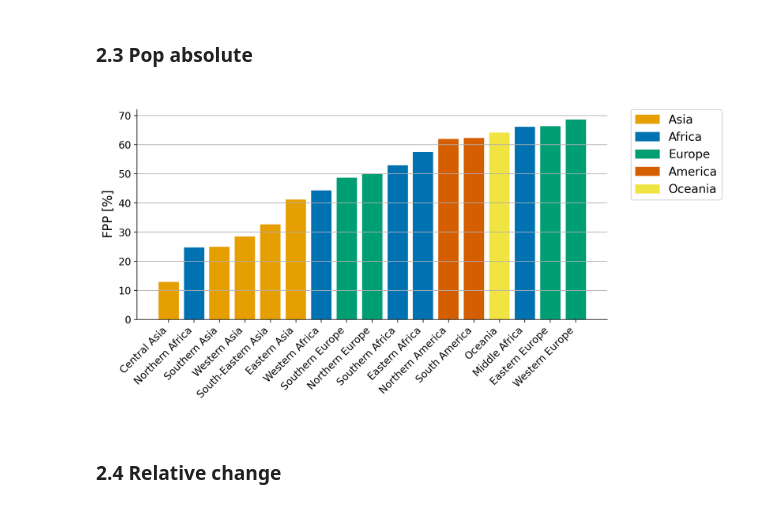
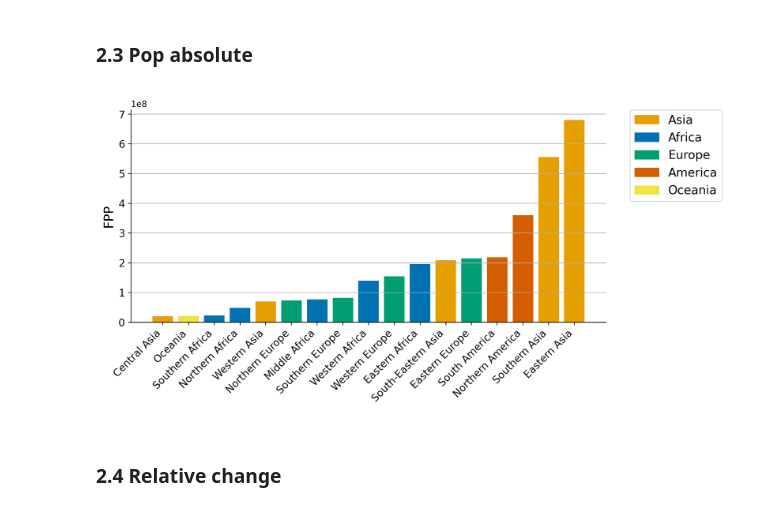
Before and after one commit to emanuelemassaro/Forest_Human_Nexus, a Jupyter notebook: Notebooks/FiguresFPP_PopNormalized.ipynb, the cells around one changed output. Cells and saved outputs as stored; diff of their text form; code cells hidden in the pictures.

Commit message:
Figure 3 all

```diff
--- a/Notebooks/FiguresFPP_PopNormalized.ipynb
+++ b/Notebooks/FiguresFPP_PopNormalized.ipynb
@@ -78,24 +78,26 @@ f.savefig(fout, dpi=300, bbox_inches='tight')
 # %%
 df1 = dfDataFPP[dfDataFPP['year']==2020].reset_index(drop=True)
 dfData2020 = df1.sort_values(by='sum').reset_index(drop=True)
+colors = dfData2020['region'].map(REGION_TO_CONTINENT).map(CONTINENT_COLORS)
 
 # Plotting the bar plot
 f, ax = plt.subplots(figsize=(10, 4.5))
 ax = set_font(ax, 12)
-plt.bar(dfData1975['region'], dfData1975['poprel'], color=colors)
+plt.bar(dfData2020['region'], dfData2020['sum'], color=colors)
 # Adding labels and title
 plt.xlabel(' ')
-plt.ylabel('FPP '+r'$[\%]$', size=15)
+plt.ylabel('FPP', size=15)
 plt.title(' ', size=16)
 plt.xticks(rotation=90, ha='right')
 plt.grid(axis='y')
 ax.spines['right'].set_visible(False)
 ax.spines['top'].set_visible(False)
 # Creating legend patches
 patches = [mpatches.Patch(color=color, label=continent) for continent, color in CONTINENT_COLORS.items()]
 # Adding the legend outside the plot
 plt.legend(handles=patches, bbox_to_anchor=(1.05, 1), loc='upper left', borderaxespad=0., fontsize=14)
 plt.xticks(rotation=45, ha='right');
+#ax.set_yscale('log')
 # %% [output]
-[figure, old version]
+[figure, new version]
 # %%
```
Also changed, not shown: parts of 2 cells of this notebook, 3 other files.
